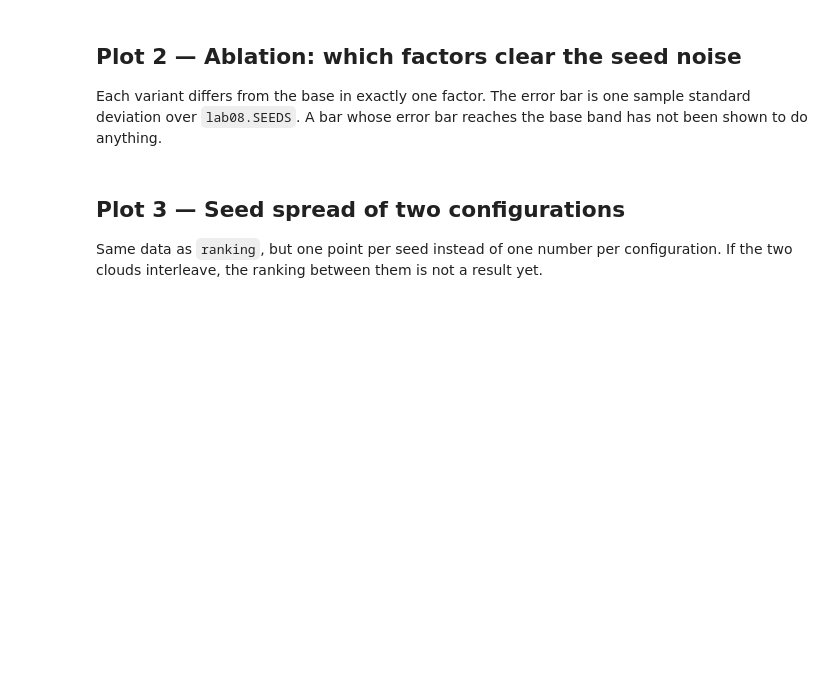
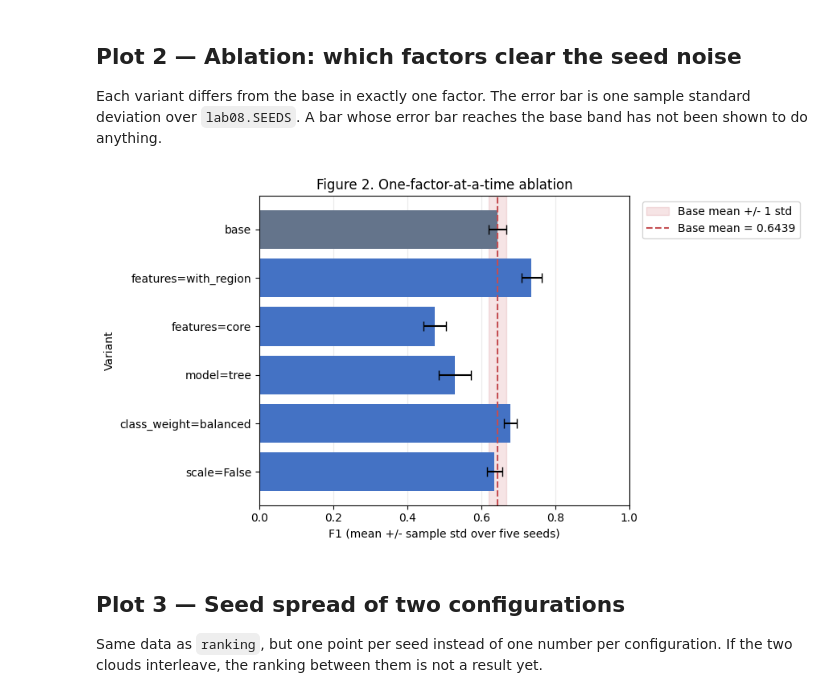
Before and after one commit to yeonnnnni/machine-learning-project, a Jupyter notebook: lab08_experiments/notebooks/lab08_experiments.ipynb, the cells around one changed output. Cells and saved outputs as stored; diff of their text form; code cells hidden in the pictures; blank space fills up the shorter version.

```diff
--- a/lab08_experiments/notebooks/lab08_experiments.ipynb
+++ b/lab08_experiments/notebooks/lab08_experiments.ipynb
@@ -57,3 +125,68 @@ do anything.
+# %%
+# ============ TODO (Plot 2) ============
+# Horizontal bar chart of mean F1 per variant from `ablation`, with +-1 std error bars.
+# Draw the base mean as a vertical line and its +-1 std as a shaded band.
+# =======================================
+# [1] base 평균과 표본 표준편차를 꺼낸다.
+base_mean = float(ablation.loc["base", "mean"])
+base_std = float(ablation.loc["base", "std"])
+positions = np.arange(len(ablation))
+
+fig, ax = plt.subplots(figsize=(9, 4.8))
+
+# [2] base의 평균 ±1 표준편차 구간을 배경에 표시한다.
+ax.axvspan(
+    base_mean - base_std,
+    base_mean + base_std,
+    color="#C44E52",
+    alpha=0.15,
+    label="Base mean +/- 1 std",
+)
+
+# [3] base 평균을 수직 점선으로 표시한다.
+ax.axvline(
+    base_mean,
+    color="#C44E52",
+    linestyle="--",
+    label=f"Base mean = {base_mean:.4f}",
+)
+
+# [4] 평균 F1을 가로 막대, 표준편차를 오차 막대로 그린다.
+colors = [
+    "#64748B" if name == "base" else "#4472C4"
+    for name in ablation.index
+]
+
+ax.barh(
+    positions,
+    ablation["mean"].to_numpy(),
+    xerr=ablation["std"].to_numpy(),
+    color=colors,
+    ecolor="black",
+    capsize=4,
+)
+
+# [5] 원래 variant 순서를 유지하고 base를 맨 위에 배치한다.
+ax.set_yticks(positions, ablation.index.tolist())
+ax.invert_yaxis()
+
+ax.set(
+    xlabel="F1 (mean +/- sample std over five seeds)",
+    ylabel="Variant",
+    xlim=(0, 1),
+    title="Figure 2. One-factor-at-a-time ablation",
+)
+
+ax.set_axisbelow(True)
+ax.grid(axis="x", alpha=0.25)
+ax.legend(loc="upper left", bbox_to_anchor=(1.02, 1))
+
+# [6] 파일로 저장한 뒤 화면에 표시한다.
+fig.tight_layout()
+fig.savefig("fig2.png", dpi=300, bbox_inches="tight")
+plt.show()
+# %% [output]
+[figure, added]
 # %% [markdown]
 ## Plot 3 — Seed spread of two configurations
 
```
Also changed, not shown: parts of 6 cells of this notebook, 12 other files.
